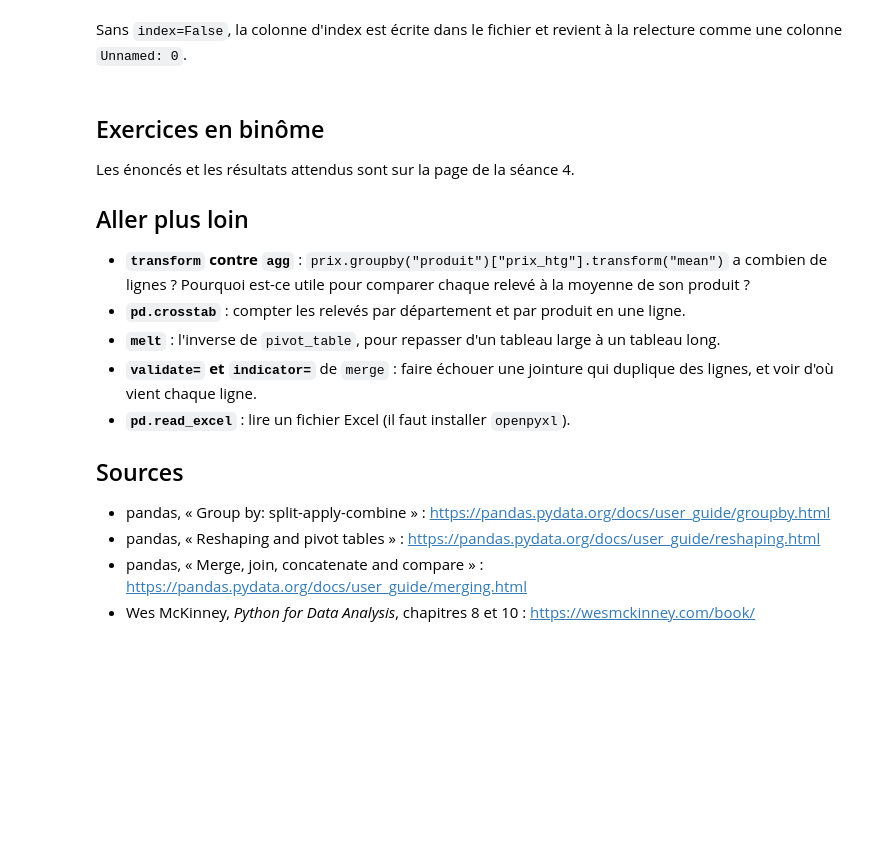
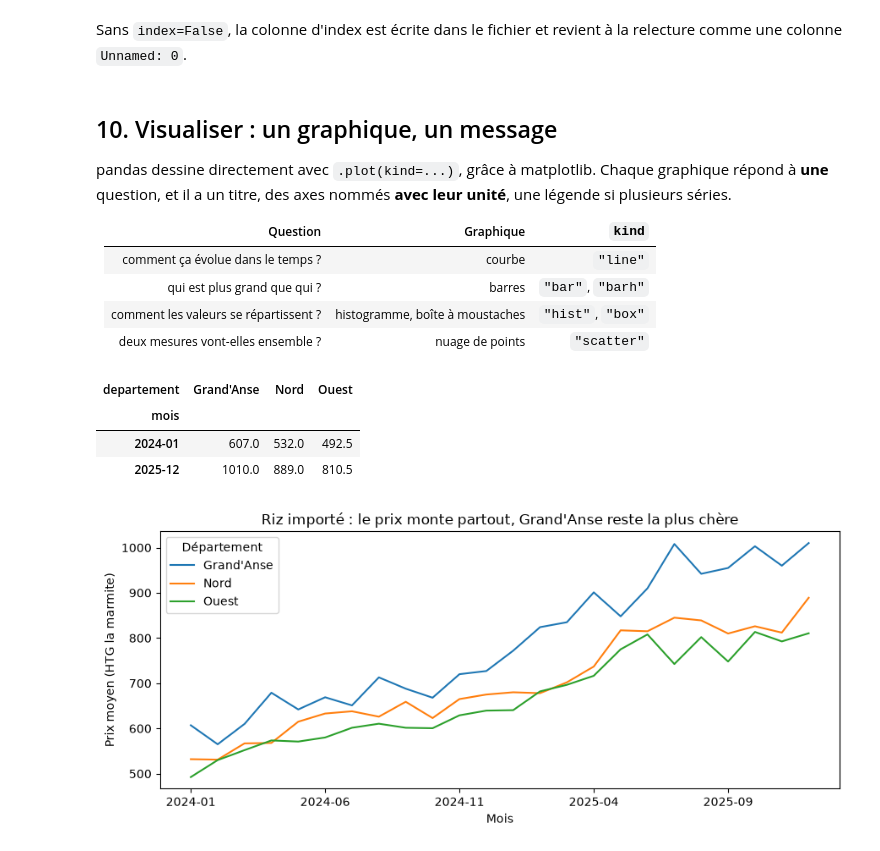
Before and after one commit to esih-classroom/pratiques-python-data, a Jupyter notebook: seance-04-regrouper-combiner.ipynb, the cells around one changed output. Saved outputs shown, nothing was run; the diff lists cells and outputs as text; code cells hidden in the pictures; blank space fills up the shorter version.

Commit message:
feat: add visualization and descriptive statistics to session 4 notebook

```diff
--- a/seance-04-regrouper-combiner.ipynb
+++ b/seance-04-regrouper-combiner.ipynb
@@ -312,21 +312,35 @@ pd.read_csv("resume_produits.csv").head(3)
 # %% [markdown]
 Sans `index=False`, la colonne d'index est écrite dans le fichier et revient à la relecture comme une colonne `Unnamed: 0`.
 # %% [markdown]
-## Exercices en binôme
+## 10. Visualiser : un graphique, un message
 
-Les énoncés et les résultats attendus sont sur la page de la séance 4.
+pandas dessine directement avec `.plot(kind=...)`, grâce à matplotlib. Chaque graphique répond à **une** question, et il a un titre, des axes nommés **avec leur unité**, une légende si plusieurs séries.
 
-## Aller plus loin
-
-- **`transform` contre `agg`** : `prix.groupby("produit")["prix_htg"].transform("mean")` a combien de lignes ? Pourquoi est-ce utile pour comparer chaque relevé à la moyenne de son produit ?
-- **`pd.crosstab`** : compter les relevés par département et par produit en une ligne.
-- **`melt`** : l'inverse de `pivot_table`, pour repasser d'un tableau large à un tableau long.
-- **`validate=` et `indicator=`** de `merge` : faire échouer une jointure qui duplique des lignes, et voir d'où vient chaque ligne.
-- **`pd.read_excel`** : lire un fichier Excel (il faut installer `openpyxl`).
-
-## Sources
-
-- pandas, « Group by: split-apply-combine » : https://pandas.pydata.org/docs/user_guide/groupby.html
-- pandas, « Reshaping and pivot tables » : https://pandas.pydata.org/docs/user_guide/reshaping.html
-- pandas, « Merge, join, concatenate and compare » : https://pandas.pydata.org/docs/user_guide/merging.html
-- Wes McKinney, *Python for Data Analysis*, chapitres 8 et 10 : https://wesmckinney.com/book/
+| Question | Graphique | `kind` |
+|---|---|---|
+| comment ça évolue dans le temps ? | courbe | `"line"` |
+| qui est plus grand que qui ? | barres | `"bar"`, `"barh"` |
+| comment les valeurs se répartissent ? | histogramme, boîte à moustaches | `"hist"`, `"box"` |
+| deux mesures vont-elles ensemble ? | nuage de points | `"scatter"` |
+# %%
+import matplotlib.pyplot as plt
+
+riz = prix[(prix["produit"] == "Riz importé") & prix["departement"].isin(["Ouest", "Nord", "Grand'Anse"])]
+evolution = riz.pivot_table(index="mois", columns="departement", values="prix_htg", aggfunc="mean")
+evolution.iloc[[0, -1]].round(1)
+# %% [output]
+| departement | Grand'Anse | Nord | Ouest |
+| mois |  |  |  |
+| 2024-01 | 607.0 | 532.0 | 492.5 |
+| 2025-12 | 1010.0 | 889.0 | 810.5 |
+# %%
+ax = evolution.plot(kind="line", figsize=(9, 4))
+ax.set_title("Riz importé : le prix monte partout, Grand'Anse reste la plus chère")
+ax.set_xlabel("Mois")
+ax.set_ylabel("Prix moyen (HTG la marmite)")
+ax.legend(title="Département")
+plt.tight_layout()
+plt.savefig("evolution_riz.png", dpi=120)
+plt.show()
+# %% [output]
+[figure, added]
```
Also changed, not shown: parts of 20 cells of this notebook.
